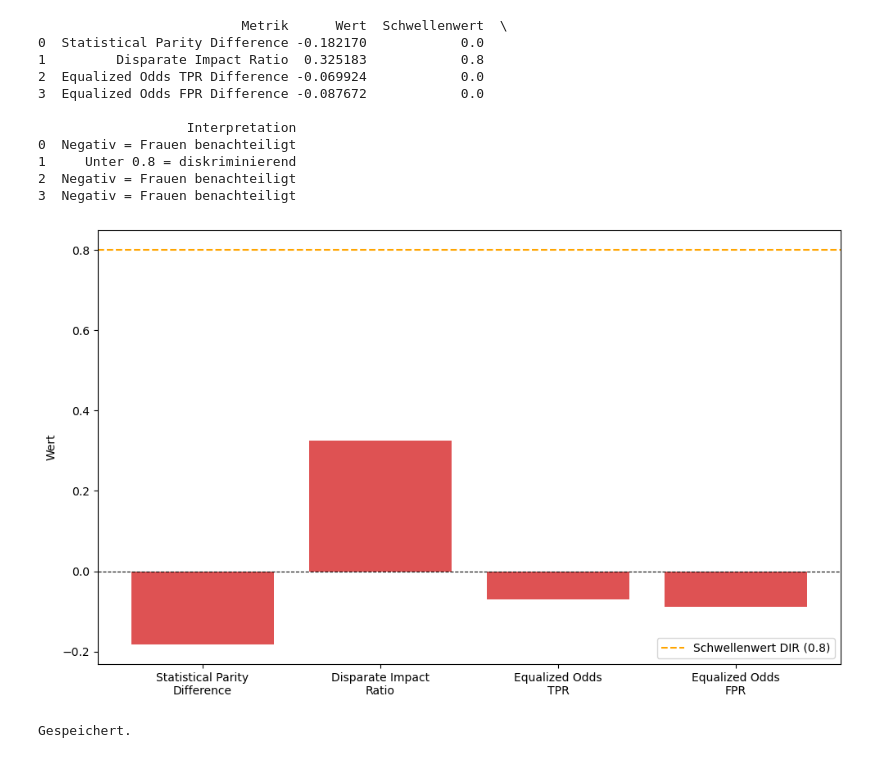
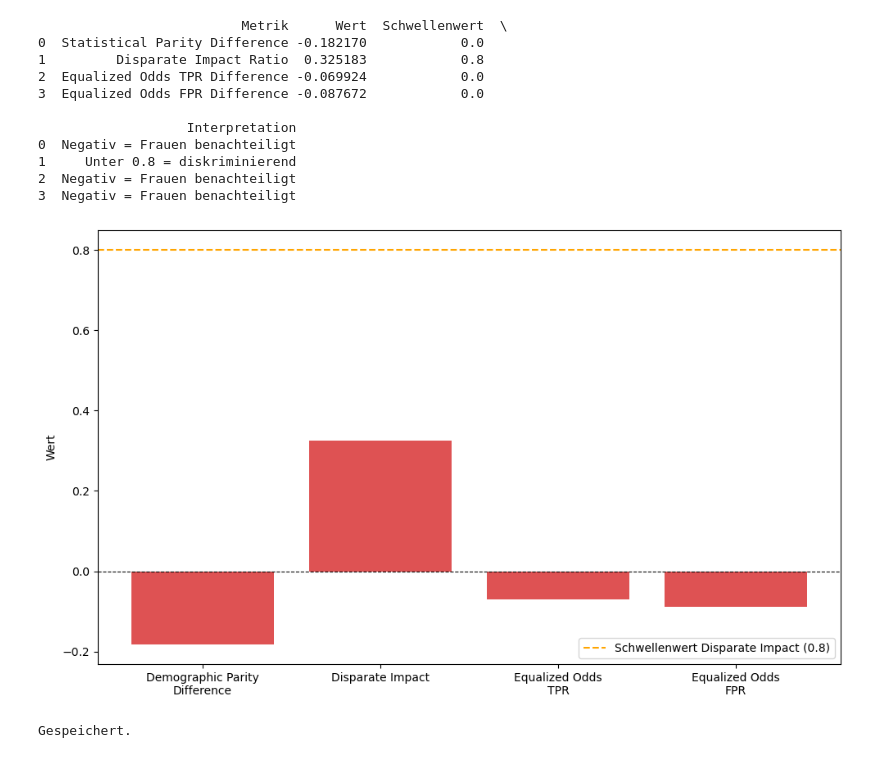
Before and after one commit to stefkadev/gender-bias-ki-recruiting, a Jupyter notebook: notebooks/04_fairness_metriken.ipynb, the cells around one changed output. Saved outputs shown, nothing was run; the diff lists cells and outputs as text; code cells hidden in the pictures.

```diff
--- a/notebooks/04_fairness_metriken.ipynb
+++ b/notebooks/04_fairness_metriken.ipynb
@@ -118,32 +118,32 @@ print(results_fairness)
 # %%
 # Visualisierung Fairness-Metriken Baseline
 import matplotlib.pyplot as plt
 import numpy as np
 
-metriken = ['Statistical Parity\nDifference', 'Disparate Impact\nRatio',
+metriken = ['Demographic Parity\nDifference', 'Disparate Impact',
             'Equalized Odds\nTPR', 'Equalized Odds\nFPR']
 werte = [-0.1822, 0.3252, -0.0699, -0.0877]
 schwellenwerte = [0, 0.8, 0, 0]
 
 farben = ['#d62728' if w < s else '#2ca02c'
           for w, s in zip(werte, schwellenwerte)]
 
 fig, ax = plt.subplots(figsize=(10, 6))
 bars = ax.bar(metriken, werte, color=farben, alpha=0.8)
 
 # Schwellenwerte einzeichnen
 ax.axhline(y=0, color='black', linewidth=0.8, linestyle='--')
 ax.axhline(y=0.8, color='orange', linewidth=1.5,
-           linestyle='--', label='Schwellenwert DIR (0.8)')
+           linestyle='--', label='Schwellenwert Disparate Impact (0.8)')
 
 ax.set_ylabel('Wert')
 # ax.set_title('Fairness-Metriken: Baseline-Modell')
 ax.legend()
 
 plt.tight_layout()
 plt.savefig('../results/figures/fairness_baseline.png', dpi=150)
 plt.show()
 print("Gespeichert.")
 # %% [output]
-[figure, old version]
+[figure, new version]
 Gespeichert.
```
Also changed, not shown: 7 other files.
